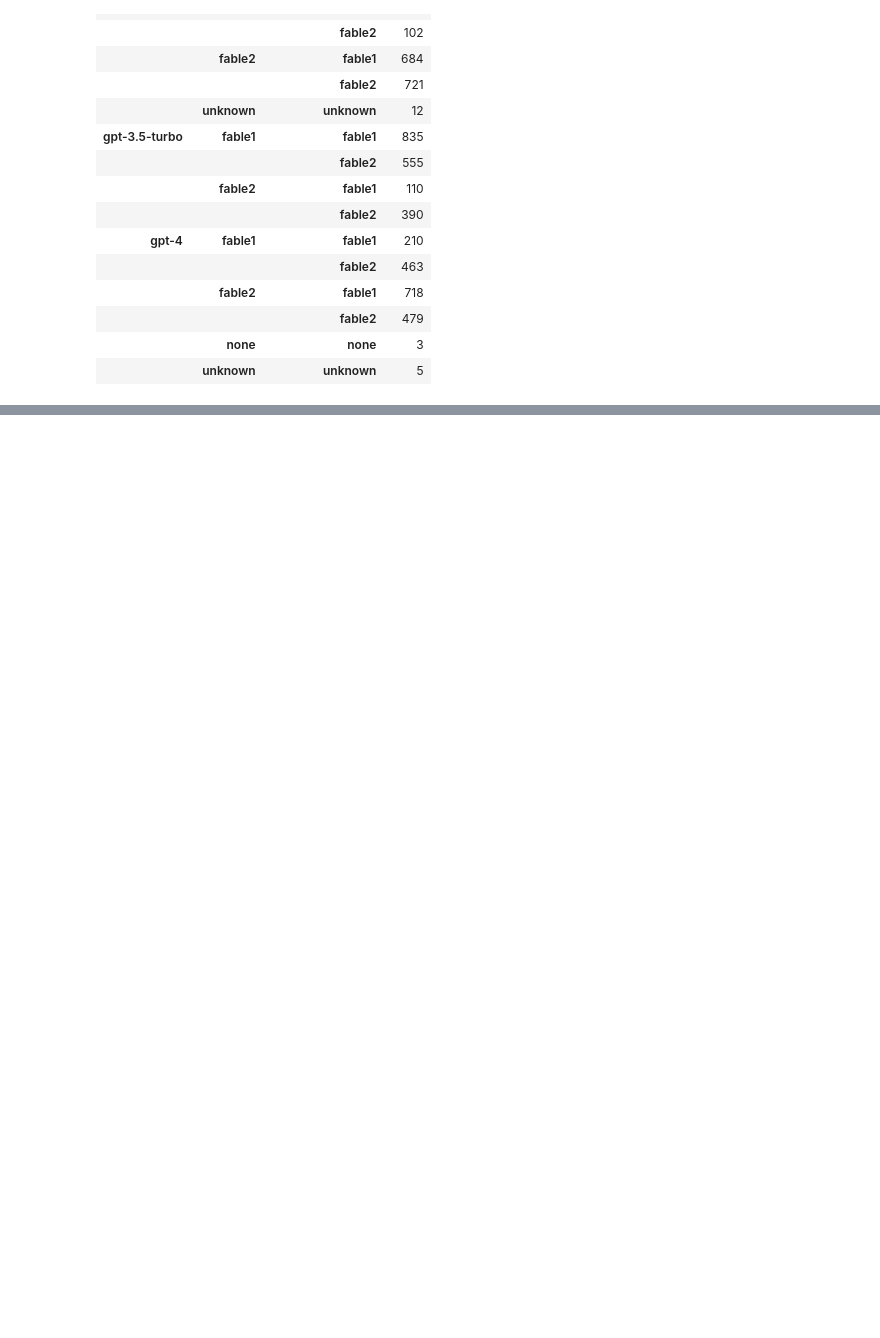
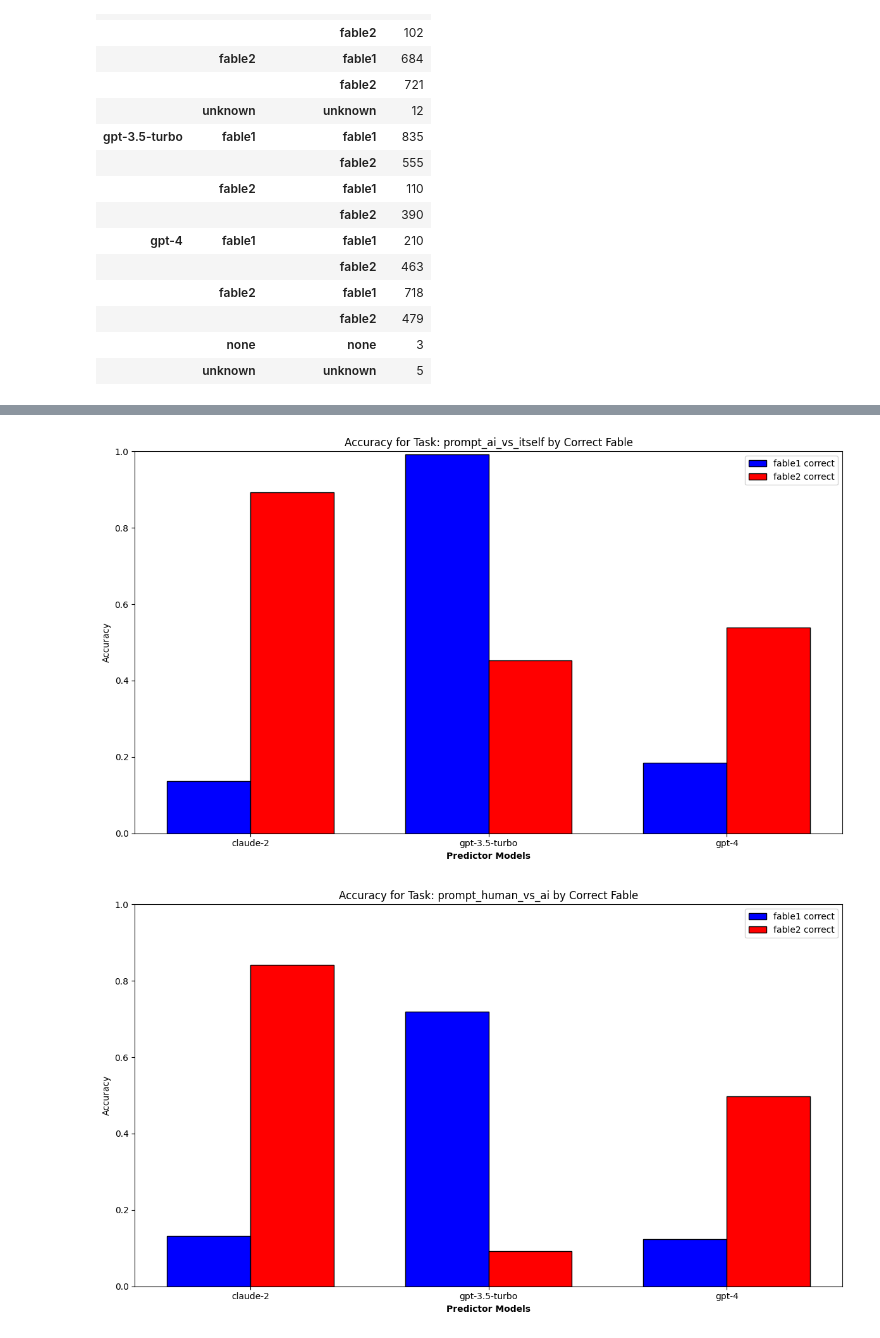
Before and after one commit to qfeuilla/TuringMirror, a Jupyter notebook: explore_data.ipynb, the cells around one changed output, grey strips where cells are left out. Saved outputs shown, nothing was run; the diff lists cells and outputs as text; code cells hidden in the pictures; blank space fills up the shorter version.

```diff
--- a/explore_data.ipynb
+++ b/explore_data.ipynb
@@ -38,0 +132,40 @@ data.dropna().groupby(["predictor", "prediction", "correct_prediction", ])["pred
+# %%
+# Calculate accuracy for each condition
+accuracy_data = data.groupby(["predictor", "prompt_fun", "correct_prediction"])["correct"].mean().reset_index()
+
+# Plotting the accuracy
+for task in accuracy_data['prompt_fun'].unique():
+    sub_data = accuracy_data[accuracy_data['prompt_fun'] == task]
+    plt.figure(figsize=(12, 7))
+
+    # Setting up the bar positions
+    bar_width = 0.35
+    r1 = np.arange(len(sub_data['predictor'].unique()))
+    r2 = [x + bar_width for x in r1]
+
+    # Bars for 'fable1' and 'fable2' accuracy
+    bars1 = []
+    bars2 = []
+    for model in sub_data['predictor'].unique():
+        model_data = sub_data[sub_data['predictor'] == model]
+        bars1.append(model_data[model_data['correct_prediction'] == 'fable1']['correct'].values[0] if len(model_data[model_data['correct_prediction'] == 'fable1']) > 0 else 0)
+        bars2.append(model_data[model_data['correct_prediction'] == 'fable2']['correct'].values[0] if len(model_data[model_data['correct_prediction'] == 'fable2']) > 0 else 0)
+
+    # Create bars
+    plt.bar(r1, bars1, width=bar_width, label='fable1 correct', color='blue', edgecolor='black')
+    plt.bar(r2, bars2, width=bar_width, label='fable2 correct', color='red', edgecolor='black')
+
+    # General layout
+    plt.xlabel('Predictor Models', fontweight='bold')
+    plt.xticks([r + bar_width / 2 for r in range(len(bars1))], sub_data['predictor'].unique())
+    plt.title(f"Accuracy for Task: {task} by Correct Fable")
+    plt.ylabel("Accuracy")
+    plt.ylim(0, 1)
+    plt.legend()
+
+    # Display the plot
+    plt.tight_layout()
+    plt.show()
+# %% [output]
+[figure, added]
+[figure, added]
```
Also changed, not shown: parts of 6 cells of this notebook, 1 other file.
